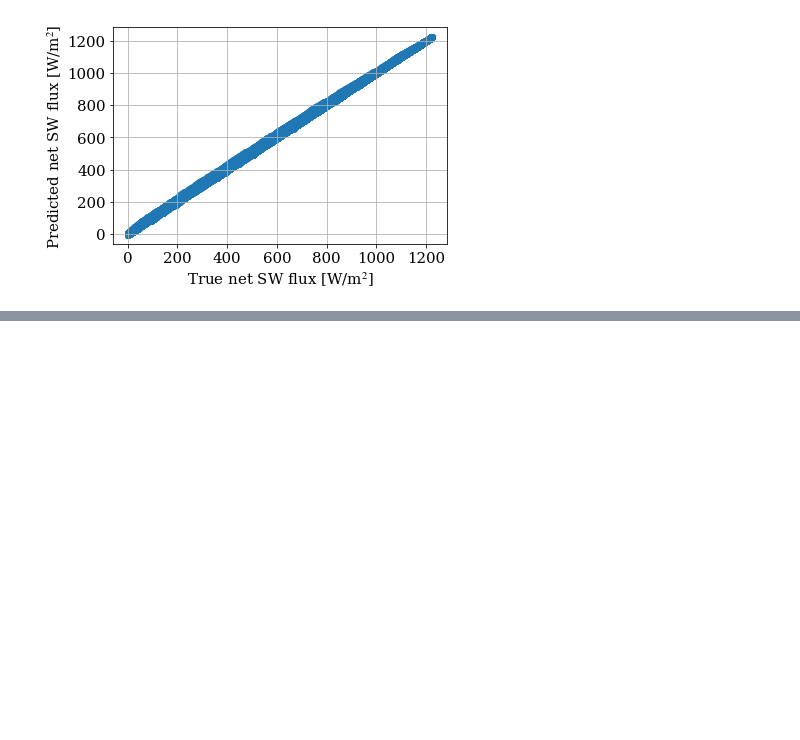
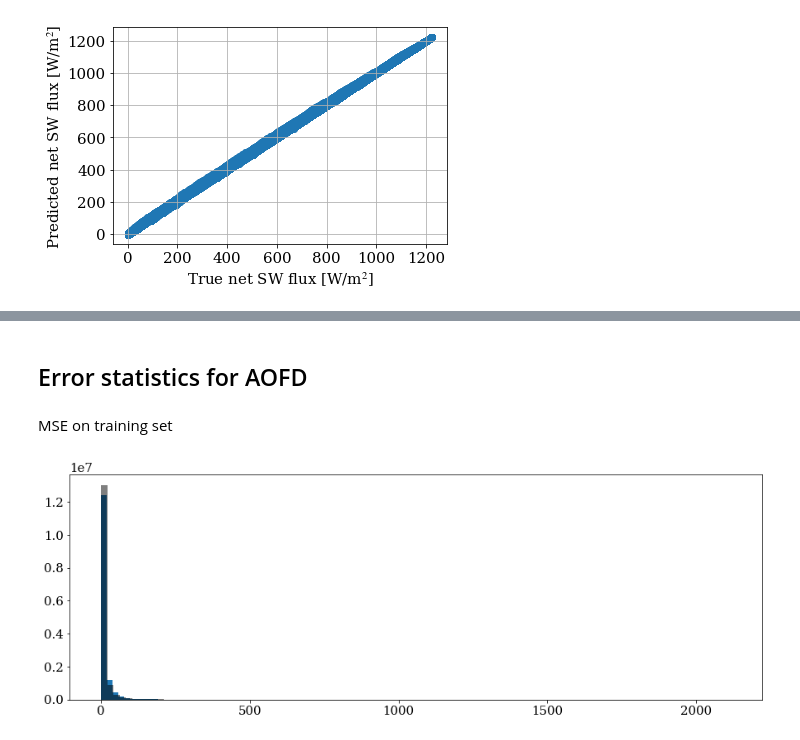
Before and after one commit to tbeucler/ml4rt, a Jupyter notebook: notebooks_tbeucler/01_Testing_published_model.ipynb, the cells around one changed output, grey strips where cells are left out. Drawn from its saved outputs; the diff is of its cells as text; code cells hidden in the pictures; blank space fills up the shorter version.

```diff
--- a/notebooks_tbeucler/01_Testing_published_model.ipynb
+++ b/notebooks_tbeucler/01_Testing_published_model.ipynb
@@ -332,3 +393,7 @@ Calculating vertical pressure increments
 iz= 72 / 72
 # %%
 Pred_Fnet_mean = np.mean(Pred_Fnet,axis=0)
+# %%
+F_truth2019 = Fnet_from_Q(p2019,Qtruth2019,Fnet_truth2019[:,-1])
+F_truth2020 = Fnet_from_Q(p2020,Qtruth2020,Fnet_truth2020[:,-1])
+F_truth2017 = Fnet_from_Q(p2017,Qtruth2017,Fnet_truth2017[:,-1])
@@ -334,0 +405,4 @@ Pred_Fnet_mean = np.mean(Pred_Fnet,axis=0)
+# %%
+F_pred2019 = Fnet_from_Q(p2019[ibeg:iend,:],Pred_Q_2019,Fnet_truth2019[ibeg:iend,-1])
+F_pred2020 = Fnet_from_Q(p2020[ibeg:iend,:],Pred_Q_2020,Fnet_truth2020[ibeg:iend,-1])
+F_pred2017 = Fnet_from_Q(p2017[ibeg:iend,:],Pred_Q_2017,Fnet_truth2017[ibeg:iend,-1])
@@ -462,0 +536,4 @@ Fnet_surf_av
+# %% [markdown]
+## Error statistics for AOFD
+# %% [markdown]
+MSE on training set
@@ -462,0 +545,6 @@ Fnet_surf_av
+# %%
+plt.figure(figsize=(15,5))
+plt.hist(((F_truth2019[ibeg:iend,:]-F_pred2019)**2).flatten(),bins=100);
+plt.hist(((F_truth2020[ibeg:iend,:]-F_pred2020)**2).flatten(),bins=100,color='k',alpha=0.5);
+# %% [output]
+[figure, added]
```
Also changed, not shown: parts of 79 cells of this notebook, 5 other files.
